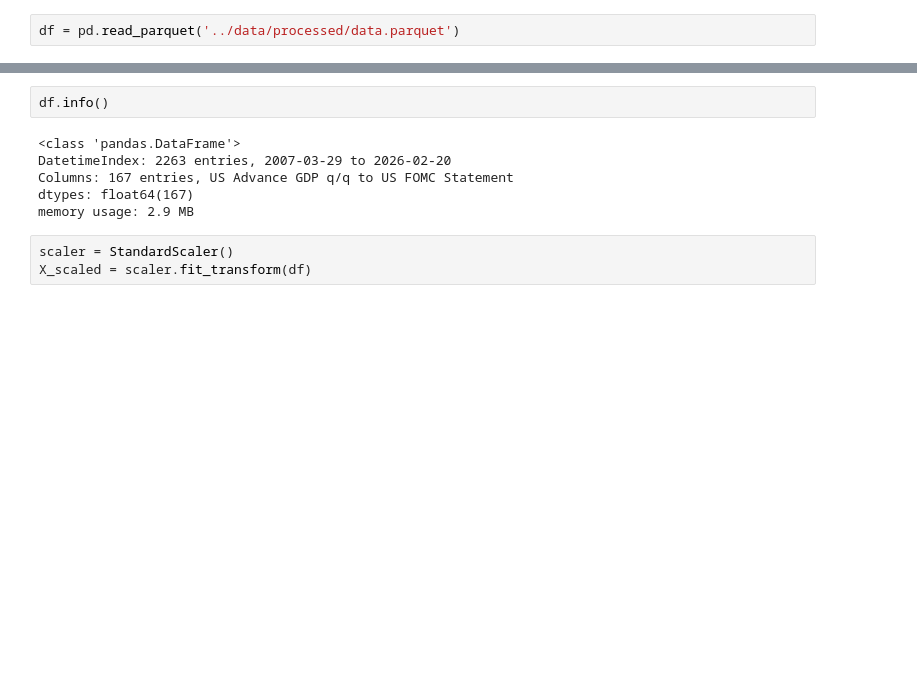
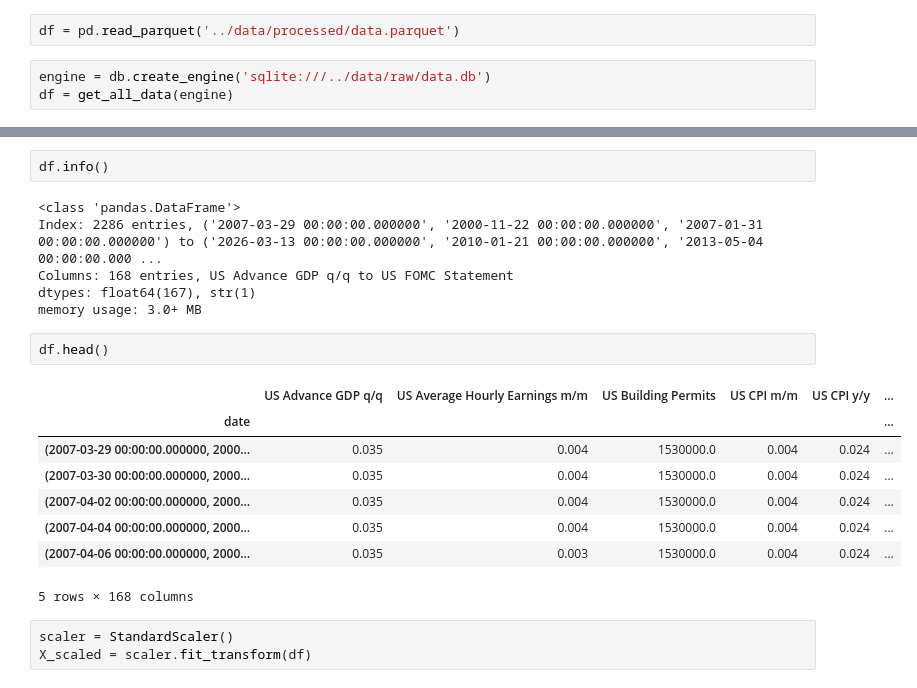
Before and after one commit to iagorivadulla/Market-Regime-ML-Meta-Labeling-System, a Jupyter notebook: src/testing.ipynb, the cells around one changed output, grey strips where cells are left out. Cells and saved outputs as stored; diff of their text form; blank space fills up the shorter version.

Commit message:
changing date format

```diff
--- a/src/testing.ipynb
+++ b/src/testing.ipynb
@@ -6,2 +8,5 @@ from sklearn.decomposition import PCA
 # %%
 df = pd.read_parquet('../data/processed/data.parquet')
+# %%
+engine = db.create_engine('sqlite:///../data/raw/data.db')
+df = get_all_data(engine)
@@ -9,10 +33,21 @@ df = pd.read_parquet('../data/processed/data.parquet')
 df.info()
 # %% [output]
 <class 'pandas.DataFrame'>
-DatetimeIndex: 2263 entries, 2007-03-29 to 2026-02-20
-Columns: 167 entries, US Advance GDP q/q to US FOMC Statement
-dtypes: float64(167)
-memory usage: 2.9 MB
+Index: 2286 entries, ('2007-03-29 00:00:00.000000', '2000-11-22 00:00:00.000000', '2007-01-31 00:00:00.000000') to ('2026-03-13 00:00:00.000000', '2010-01-21 00:00:00.000000', '2013-05-04 00:00:00.000 ...
+Columns: 168 entries, US Advance GDP q/q to US FOMC Statement
+dtypes: float64(167), str(1)
+memory usage: 3.0+ MB
+# %%
+df.head()
+# %% [output]
+|  | US Advance GDP q/q | US Average Hourly Earnings m/m | US Building Permits | US CPI m/m | US CPI y/y | ... |
+| date |  |  |  |  |  | ... |
+| (2007-03-29 00:00:00.000000, 2000... | 0.035 | 0.004 | 1530000.0 | 0.004 | 0.024 | ... |
+| (2007-03-30 00:00:00.000000, 2000... | 0.035 | 0.004 | 1530000.0 | 0.004 | 0.024 | ... |
+| (2007-04-02 00:00:00.000000, 2000... | 0.035 | 0.004 | 1530000.0 | 0.004 | 0.024 | ... |
+| (2007-04-04 00:00:00.000000, 2000... | 0.035 | 0.004 | 1530000.0 | 0.004 | 0.024 | ... |
+| (2007-04-06 00:00:00.000000, 2000... | 0.035 | 0.003 | 1530000.0 | 0.004 | 0.024 | ... |
+5 rows × 168 columns
 # %%
 scaler = StandardScaler()
 X_scaled = scaler.fit_transform(df)
```
Also changed, not shown: parts of 2 cells of this notebook, 1 other file.
